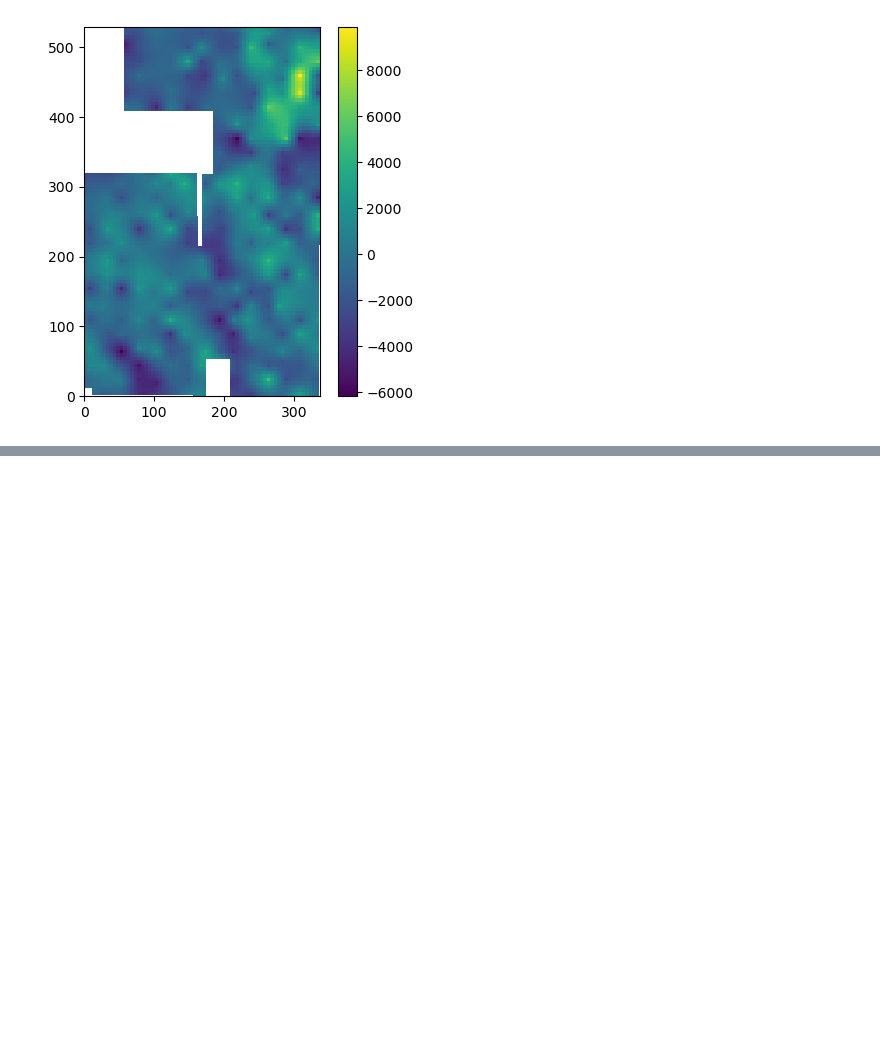
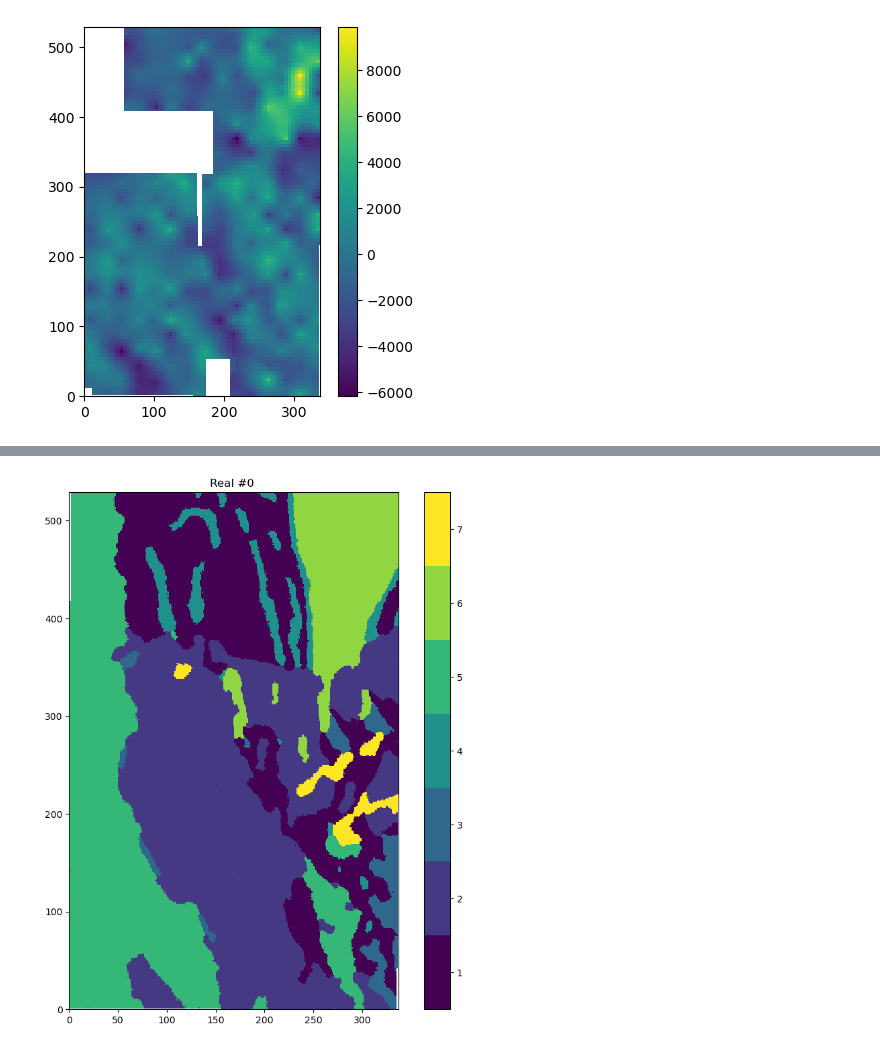
Before and after one commit to AxMeNi/GeoclassificationMPS, a Jupyter notebook: src/debug.ipynb, the cells around one changed output, grey strips where cells are left out. Drawn from its saved outputs; the diff is of its cells as text; code cells hidden in the pictures; blank space fills up the shorter version.

```diff
--- a/src/debug.ipynb
+++ b/src/debug.ipynb
@@ -354,3 +359,7 @@ deesseRun: DeeSse running... [VERSION 3.2 / BUILD NUMBER 20230914 / OpenMP 4 thr
+# %%
+plot_realization(deesse_output=deesse_output)
+# %% [output]
+[figure, added]
 # %%
 sim = deesse_output['sim']
 all_sim_img = gn.img.gatherImages(sim) #Using the inplace function of geone to gather images
```
Also changed, not shown: parts of 3 cells of this notebook.
